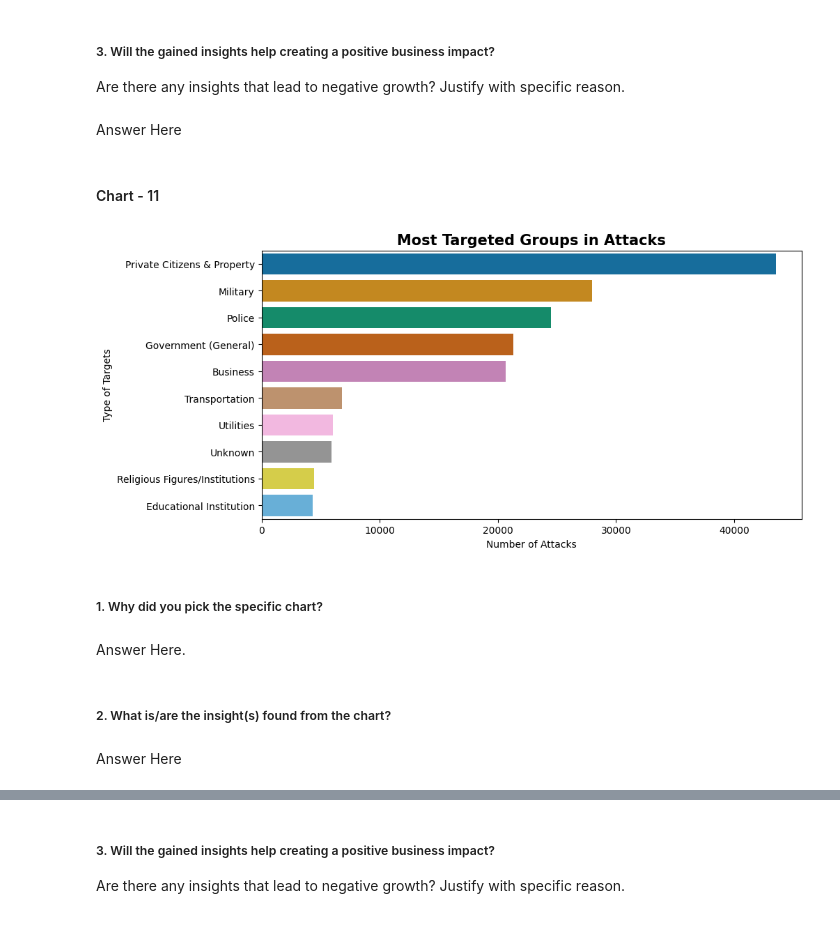
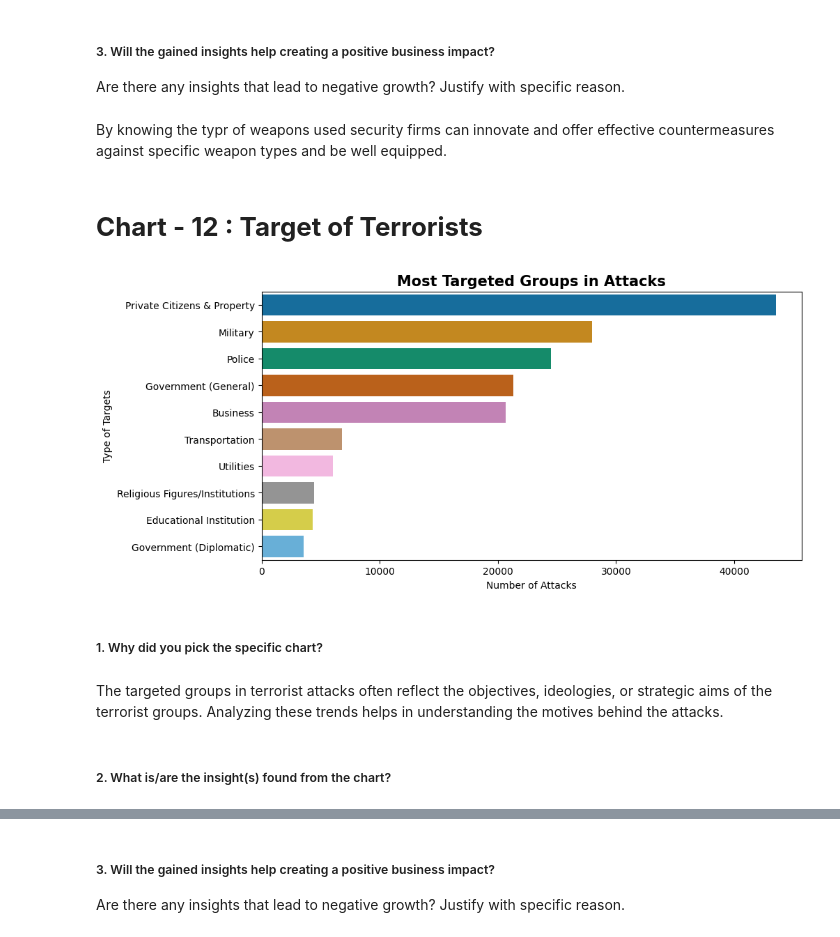
Before and after one commit to Mansi67/Global_Terrorism_Dataset_EDA, a Jupyter notebook: Global_Terrorism_Dataset_EDA.ipynb, the cells around one changed output, grey strips where cells are left out. Drawn from its saved outputs; the diff is of its cells as text; code cells hidden in the pictures.

```diff
--- a/Global_Terrorism_Dataset_EDA.ipynb
+++ b/Global_Terrorism_Dataset_EDA.ipynb
@@ -747,29 +783,26 @@ Answer Here
 # %% [markdown]
 ##### 3. Will the gained insights help creating a positive business impact?
 Are there any insights that lead to negative growth? Justify with specific reason.
-# %% [markdown]
-Answer Here
-# %% [markdown]
-#### Chart - 11
+# %% [markdown]
+ By knowing the typr of weapons used security firms can innovate and offer effective countermeasures against specific weapon types and be well equipped.
+# %% [markdown]
+# **Chart - 12 : Target of Terrorists**
 # %%
-# Chart - 11 visualization code
-
-x=df.groupby("Target_Type")['eventid'].count().sort_values(ascending=False)[0:10]
+# Top 10 most Targeted groups
+x=df[df['Target_Type'] != 'Unknown'].groupby("Target_Type")['eventid'].count().sort_values(ascending=False)[0:10]
 plt.figure(figsize = (10,5))
 ax=sns.barplot(x = x.values,
            y = x.index,palette='colorblind', orient='h')
 plt.ylabel('Type of Targets')
 plt.xlabel('Number of Attacks')
 plt.title('Most Targeted Groups in Attacks', fontsize=15, fontweight='bold')
 
 plt.show()
 # %% [output]
-[figure, old version]
+[figure, new version]
 # %% [markdown]
 ##### 1. Why did you pick the specific chart?
-# %% [markdown]
-Answer Here.
+# %% [markdown]
+The targeted groups in terrorist attacks often reflect the objectives, ideologies, or strategic aims of the terrorist groups. Analyzing these trends helps in understanding the motives behind the attacks.
 # %% [markdown]
 ##### 2. What is/are the insight(s) found from the chart?
-# %% [markdown]
-Answer Here
```
Also changed, not shown: parts of 89 cells of this notebook.
